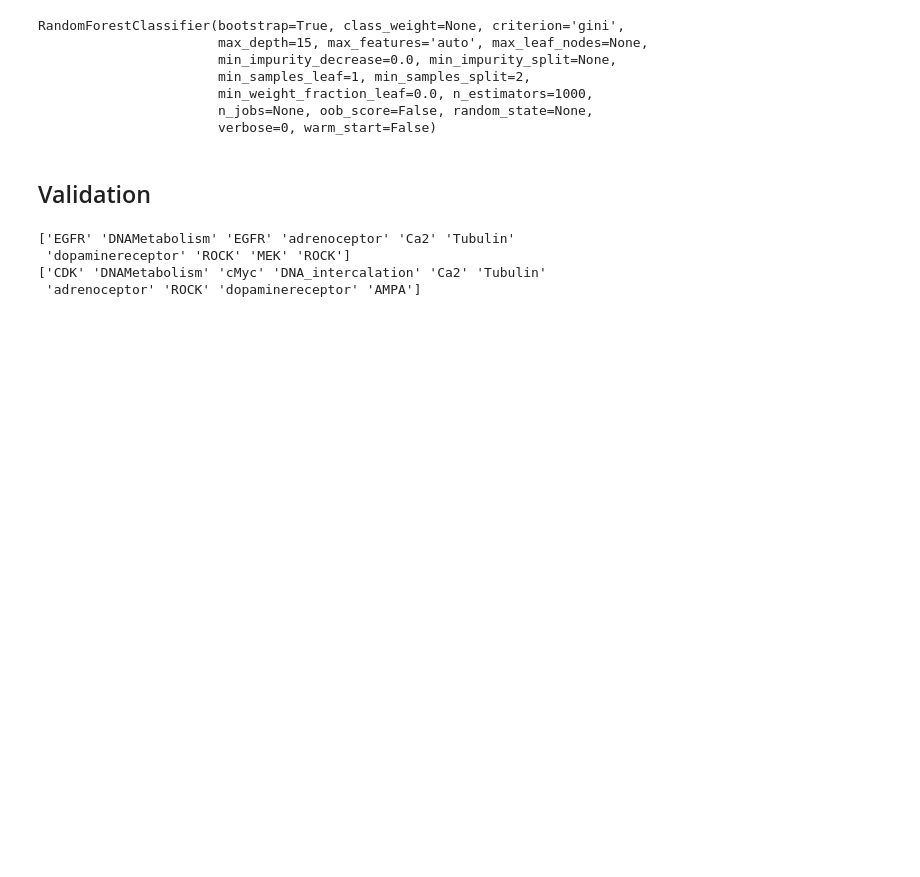
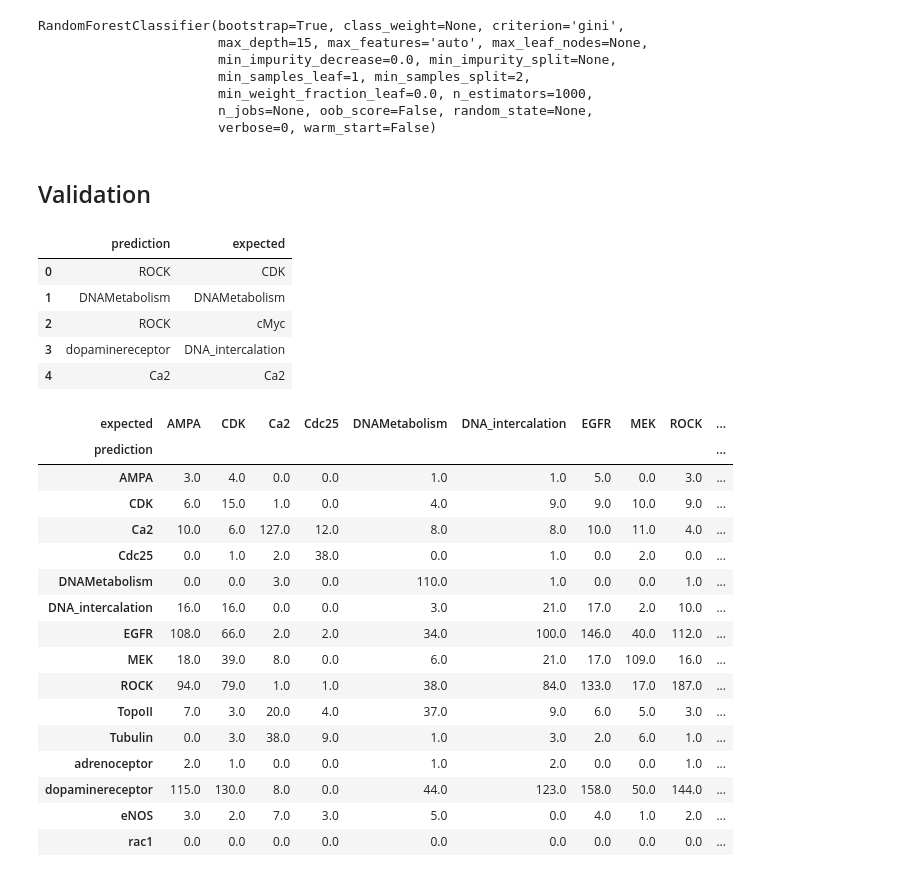
Before and after one commit to cytodata/single-cell-classifier, a Jupyter notebook: 3.random_forest/random_forest.ipynb, the cells around one changed output. Cells and saved outputs as stored; diff of their text form; code cells hidden in the pictures; blank space fills up the shorter version.

```diff
--- a/3.random_forest/random_forest.ipynb
+++ b/3.random_forest/random_forest.ipynb
@@ -65,11 +65,12 @@ RandomForestClassifier(bootstrap=True, class_weight=None, criterion='gini',
 valX = np.array(test_data.drop(columns=['cell_code', 'cell_id', 'plate', 'well', 'target']))
 valY = np.array(test_data.target)
 
-prediction = RFclf.predict(valX)
-print(prediction[:10])
-print(valY[:10])
+results = pd.DataFrame({"prediction": RFclf.predict(valX), "expected": valY})
+results.head()
 # %% [output]
-['EGFR' 'DNAMetabolism' 'EGFR' 'adrenoceptor' 'Ca2' 'Tubulin'
- 'dopaminereceptor' 'ROCK' 'MEK' 'ROCK']
-['CDK' 'DNAMetabolism' 'cMyc' 'DNA_intercalation' 'Ca2' 'Tubulin'
- 'adrenoceptor' 'ROCK' 'dopaminereceptor' 'AMPA']
+|  | prediction | expected |
+| 0 | ROCK | CDK |
+| 1 | DNAMetabolism | DNAMetabolism |
+| 2 | ROCK | cMyc |
+| 3 | dopaminereceptor | DNA_intercalation |
+| 4 | Ca2 | Ca2 |
@@ -79,3 +79,25 @@ confusion_matrix = metrics.confusion_matrix(valY, prediction, labels=np.unique(v
+# %%
+conflusion_matrix = results.pivot_table(values='combined', index='prediction', columns='expected',
+                         aggfunc=lambda x: len(x)).fillna(0)
+conflusion_matrix
+# %% [output]
+| expected | AMPA | CDK | Ca2 | Cdc25 | DNAMetabolism | DNA_intercalation | EGFR | MEK | ROCK | ... |
+| prediction |  |  |  |  |  |  |  |  |  | ... |
+| AMPA | 3.0 | 4.0 | 0.0 | 0.0 | 1.0 | 1.0 | 5.0 | 0.0 | 3.0 | ... |
+| CDK | 6.0 | 15.0 | 1.0 | 0.0 | 4.0 | 9.0 | 9.0 | 10.0 | 9.0 | ... |
+| Ca2 | 10.0 | 6.0 | 127.0 | 12.0 | 8.0 | 8.0 | 10.0 | 11.0 | 4.0 | ... |
+| Cdc25 | 0.0 | 1.0 | 2.0 | 38.0 | 0.0 | 1.0 | 0.0 | 2.0 | 0.0 | ... |
+| DNAMetabolism | 0.0 | 0.0 | 3.0 | 0.0 | 110.0 | 1.0 | 0.0 | 0.0 | 1.0 | ... |
+| DNA_intercalation | 16.0 | 16.0 | 0.0 | 0.0 | 3.0 | 21.0 | 17.0 | 2.0 | 10.0 | ... |
+| EGFR | 108.0 | 66.0 | 2.0 | 2.0 | 34.0 | 100.0 | 146.0 | 40.0 | 112.0 | ... |
+| MEK | 18.0 | 39.0 | 8.0 | 0.0 | 6.0 | 21.0 | 17.0 | 109.0 | 16.0 | ... |
+| ROCK | 94.0 | 79.0 | 1.0 | 1.0 | 38.0 | 84.0 | 133.0 | 17.0 | 187.0 | ... |
+| TopoII | 7.0 | 3.0 | 20.0 | 4.0 | 37.0 | 9.0 | 6.0 | 5.0 | 3.0 | ... |
+| Tubulin | 0.0 | 3.0 | 38.0 | 9.0 | 1.0 | 3.0 | 2.0 | 6.0 | 1.0 | ... |
+| adrenoceptor | 2.0 | 1.0 | 0.0 | 0.0 | 1.0 | 2.0 | 0.0 | 0.0 | 1.0 | ... |
+| dopaminereceptor | 115.0 | 130.0 | 8.0 | 0.0 | 44.0 | 123.0 | 158.0 | 50.0 | 144.0 | ... |
+| eNOS | 3.0 | 2.0 | 7.0 | 3.0 | 5.0 | 0.0 | 4.0 | 1.0 | 2.0 | ... |
+| rac1 | 0.0 | 0.0 | 0.0 | 0.0 | 0.0 | 0.0 | 0.0 | 0.0 | 0.0 | ... |
 # %%
 import seaborn as sns
 import matplotlib.pyplot as plt
```
Also changed, not shown: parts of 3 cells of this notebook.
